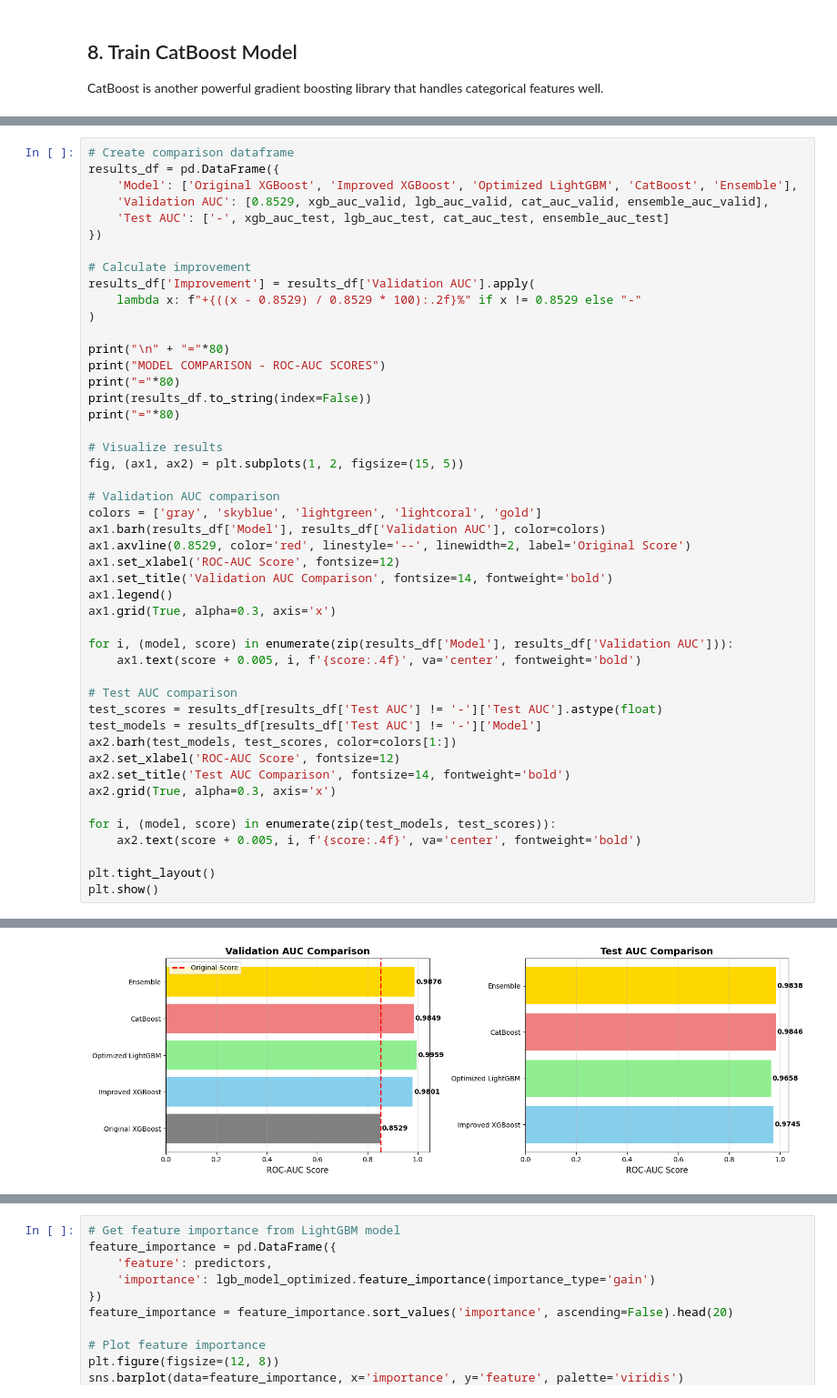
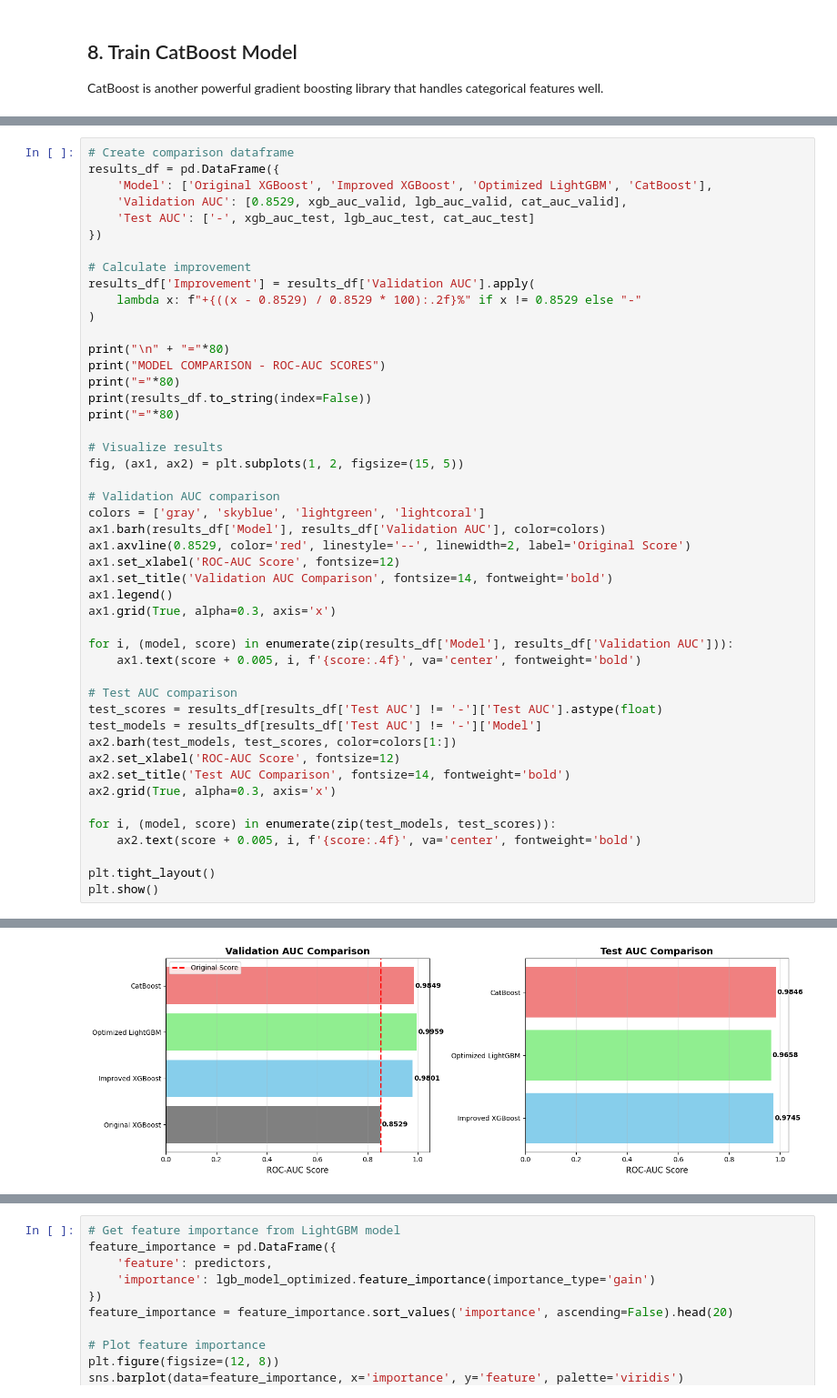
Before and after one commit to RTeov/Predicting_Fraudulent_Transactions_With_Machine_Learning, a Jupyter notebook: notebooks/9_Model_Optimization_and_Improvements.ipynb, the cells around one changed output, grey strips where cells are left out. Shown at 91% size. Saved outputs shown, nothing was run; the diff lists cells and outputs as text.

```diff
--- a/notebooks/9_Model_Optimization_and_Improvements.ipynb
+++ b/notebooks/9_Model_Optimization_and_Improvements.ipynb
@@ -679,9 +647,9 @@ weighted avg       1.00      1.00      1.00     56962
 # %%
 # Create comparison dataframe
 results_df = pd.DataFrame({
-    'Model': ['Original XGBoost', 'Improved XGBoost', 'Optimized LightGBM', 'CatBoost', 'Ensemble'],
-    'Validation AUC': [0.8529, xgb_auc_valid, lgb_auc_valid, cat_auc_valid, ensemble_auc_valid],
-    'Test AUC': ['-', xgb_auc_test, lgb_auc_test, cat_auc_test, ensemble_auc_test]
+    'Model': ['Original XGBoost', 'Improved XGBoost', 'Optimized LightGBM', 'CatBoost'],
+    'Validation AUC': [0.8529, xgb_auc_valid, lgb_auc_valid, cat_auc_valid],
+    'Test AUC': ['-', xgb_auc_test, lgb_auc_test, cat_auc_test]
 })
 
 # Calculate improvement
@@ -699,7 +667,7 @@ print("="*80)
 fig, (ax1, ax2) = plt.subplots(1, 2, figsize=(15, 5))
 
 # Validation AUC comparison
-colors = ['gray', 'skyblue', 'lightgreen', 'lightcoral', 'gold']
+colors = ['gray', 'skyblue', 'lightgreen', 'lightcoral']
 ax1.barh(results_df['Model'], results_df['Validation AUC'], color=colors)
 ax1.axvline(0.8529, color='red', linestyle='--', linewidth=2, label='Original Score')
 ax1.set_xlabel('ROC-AUC Score', fontsize=12)
@@ -736,3 +703,3 @@ Optimized LightGBM        0.995894  0.965841     +16.77%
 ================================================================================
-[figure, old version]
+[figure, new version]
 # %% [markdown]
```
Also changed, not shown: parts of 23 cells of this notebook, 1 other file.
